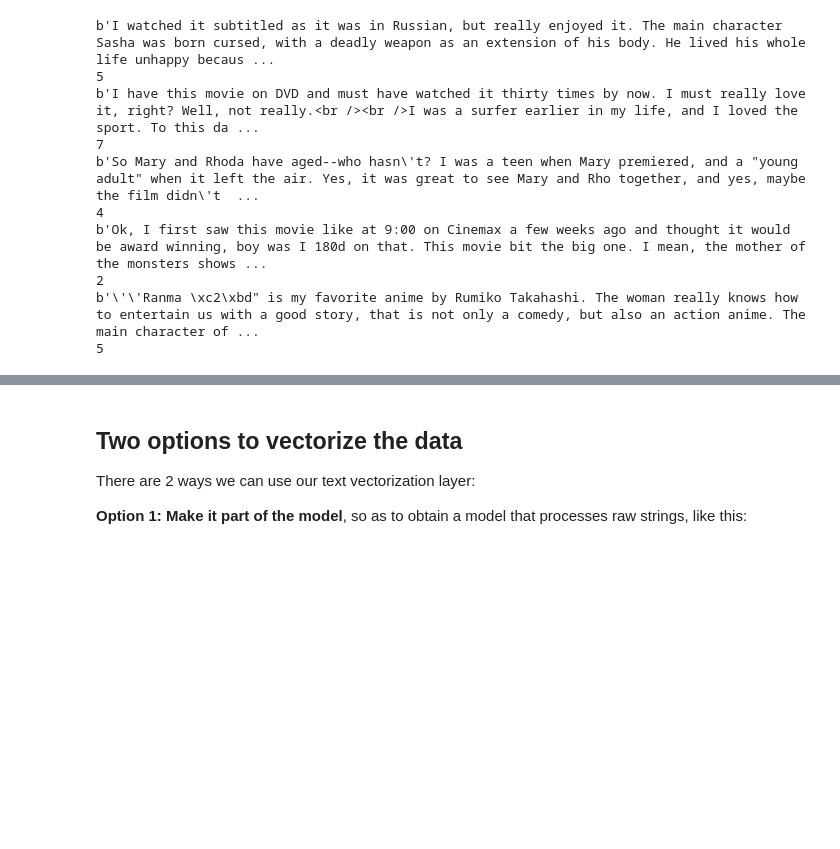
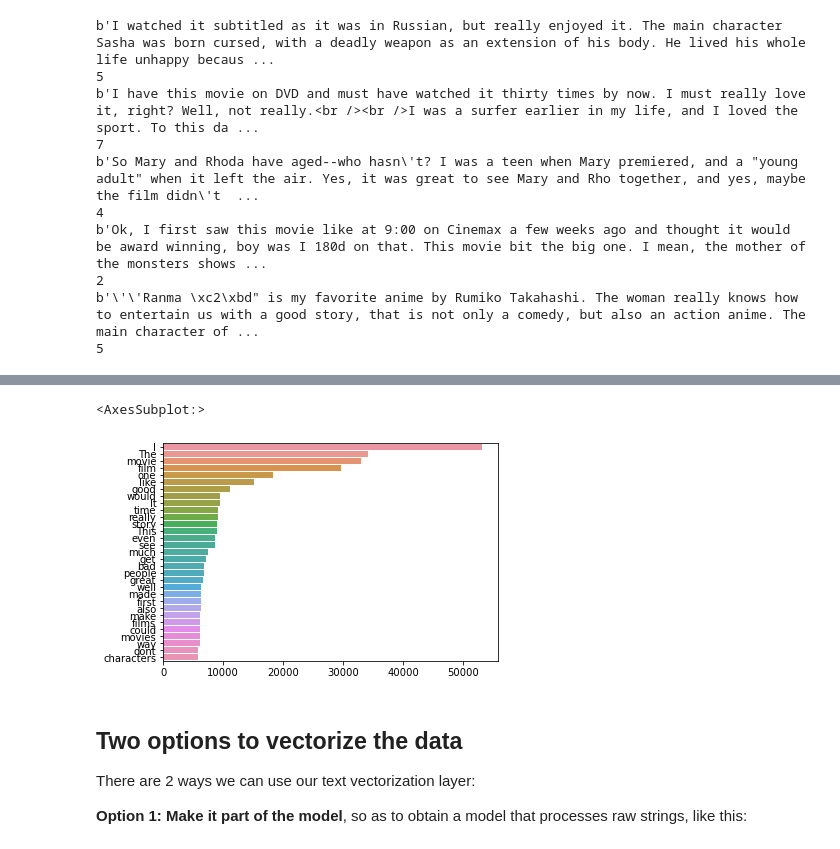
Before and after one commit to Sergey-Misyura/Pet-projects-DS, a Jupyter notebook: Movie review classifier/Movie review classifier.ipynb, the cells around one changed output, grey strips where cells are left out. Cells and saved outputs as stored; diff of their text form; code cells hidden in the pictures; blank space fills up the shorter version.

```diff
--- a/Movie review classifier/Movie review classifier.ipynb
+++ b/Movie review classifier/Movie review classifier.ipynb
@@ -195,0 +234,29 @@ In particular, we remove `<br />` tags.
+# %%
+#Removes Punctuations
+def remove_punctuations(text, label):
+    return tf.strings.regex_replace(text, '[^\w\s]', ''), label
+
+#Removes HTML syntaxes
+def remove_html(text, label):
+    return tf.strings.regex_replace(text, '<.*?>', ''), label
+
+#Removes URL data
+def remove_url(text, label):
+    return tf.strings.regex_replace(text, 'https://\S+|www\.\S+', ''), label
+
+#Removes Emojis
+def remove_emoji(text, label):
+    text = tf.strings.regex_replace(text, "["
+                           u"\U0001F600-\U0001F64F"  # emoticons
+                           u"\U0001F300-\U0001F5FF"  # symbols & pictographs
+                           u"\U0001F680-\U0001F6FF"  # transport & map symbols
+                           u"\U0001F1E0-\U0001F1FF"  # flags (iOS)
+                           u"\U00002702-\U000027B0"
+                           u"\U000024C2-\U0001F251"
+                           "]+", '')
+    return tf.strings.regex_replace(text, 'https://\S+|www\.\S+', ''), label
+
+raw_train_ds, raw_val_ds, raw_test_ds = raw_train_ds.map(remove_punctuations), raw_val_ds.map(remove_punctuations), raw_test_ds.map(remove_punctuations)
+raw_train_ds, raw_val_ds, raw_test_ds = raw_train_ds.map(remove_html), raw_val_ds.map(remove_html), raw_test_ds.map(remove_html)
+raw_train_ds, raw_val_ds, raw_test_ds = raw_train_ds.map(remove_url), raw_val_ds.map(remove_url), raw_test_ds.map(remove_url)
+raw_train_ds, raw_val_ds, raw_test_ds = raw_train_ds.map(remove_emoji), raw_val_ds.map(remove_emoji), raw_test_ds.map(remove_emoji)
@@ -196 +358,19 @@ In particular, we remove `<br />` tags.
+# %%
+# повторно построим график самых повторяющихся слов
+corpus=[]
+for comments, _ in raw_train_ds:
+      for x in comments.numpy():
+        for i in str(x).split():
+          corpus.append(i)
+counter=Counter(corpus)
+most_common=counter.most_common()
+x, y = [], []
+for word,count in most_common[:100]:
+    if (word not in stops) :
+        x.append(word)
+        y.append(count)
+sns.barplot(x=y,y=x)
+# %% [output]
+<AxesSubplot:>
+[figure, added]
 # %%
```
Also changed, not shown: parts of 34 cells of this notebook.
